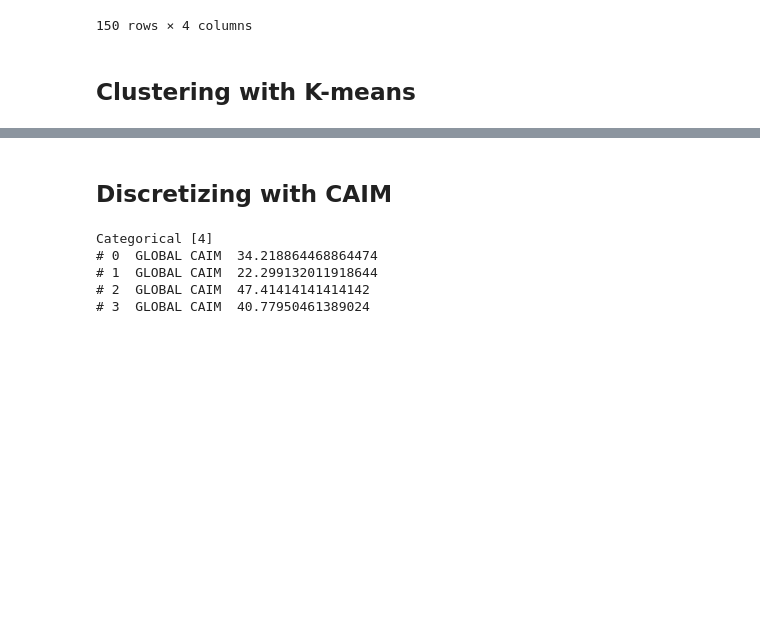
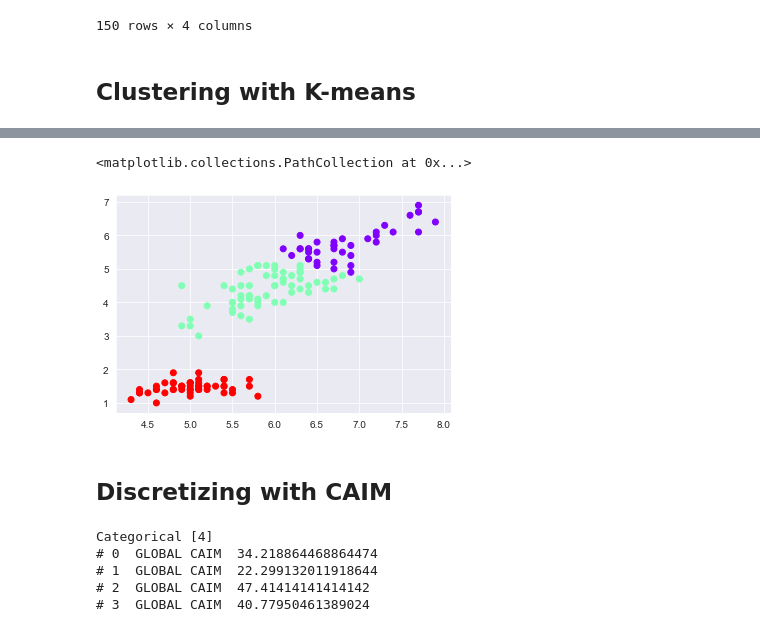
Before and after one commit to Bicball/CAIBAL, a Jupyter notebook: main.ipynb, the cells around one changed output, grey strips where cells are left out. Saved outputs shown, nothing was run; the diff lists cells and outputs as text; code cells hidden in the pictures; blank space fills up the shorter version.

```diff
--- a/main.ipynb
+++ b/main.ipynb
@@ -48,4 +49,10 @@ dataset_with_clusterAtt
 150 rows × 5 columns
+# %%
+#ploting clusters
+plt.scatter(dataset_with_clusterAtt['SepalLengthCm'],dataset_with_clusterAtt['PetalLengthCm'], c=dataset_with_clusterAtt['cluster'], cmap='rainbow')
+# %% [output]
+<matplotlib.collections.PathCollection at 0x...>
+[figure, added]
 # %% [markdown]
 ## Discretizing with CAIM
 # %%
```
Also changed, not shown: parts of 7 cells of this notebook.
